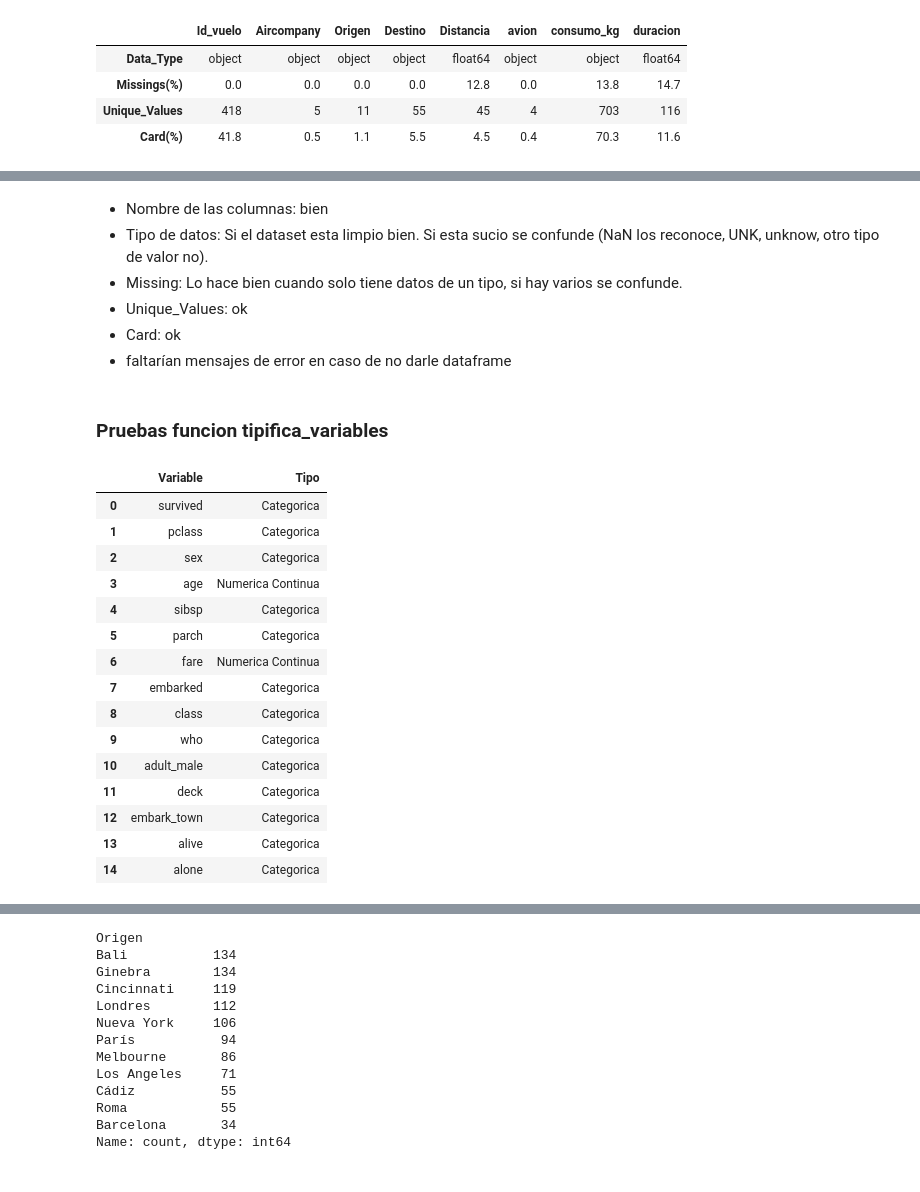
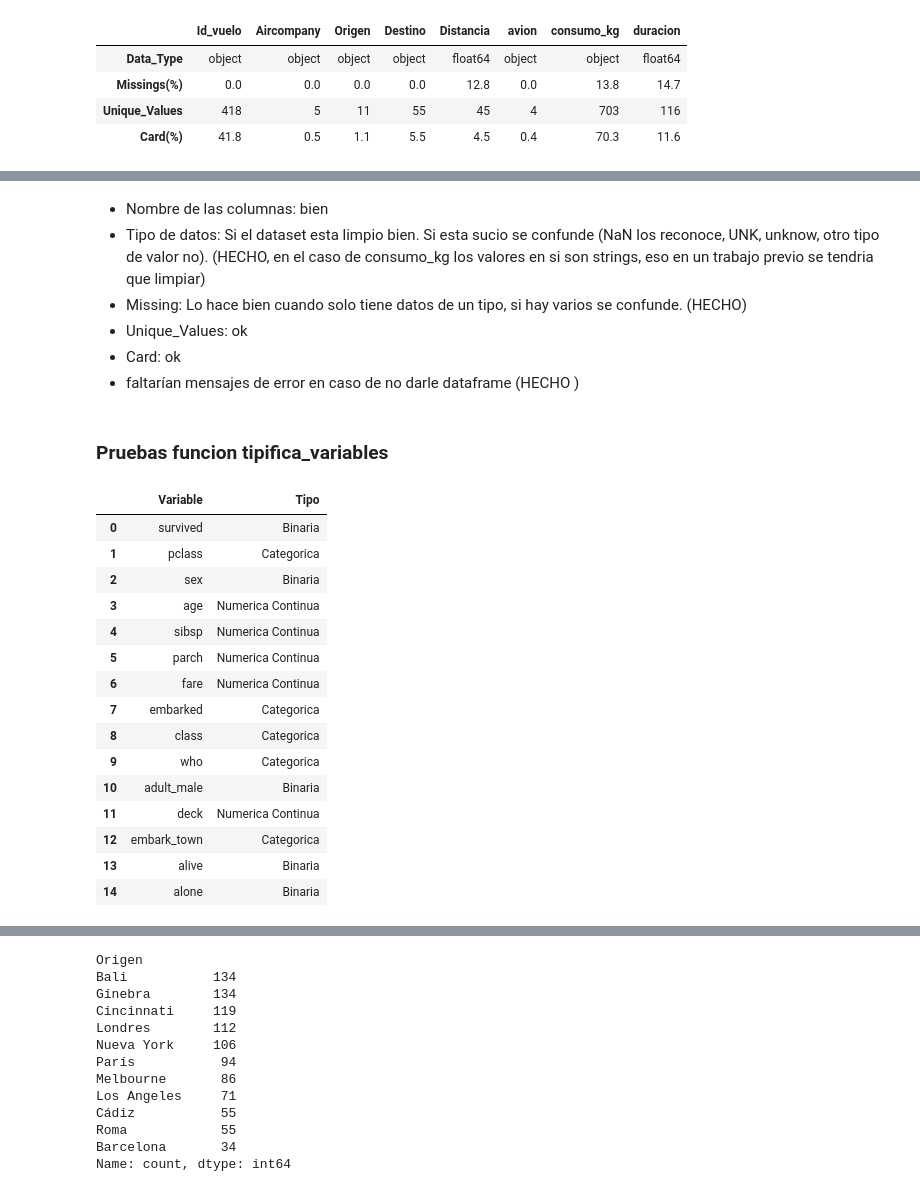
Before and after one commit to LucasZV/ONLINE_DS_THEBRIDGE_-LA_PINTA-, a Jupyter notebook: ML_ToolBox/Codigo_prueba.ipynb, the cells around one changed output, grey strips where cells are left out. Cells and saved outputs as stored; diff of their text form; code cells hidden in the pictures.

```diff
--- a/ML_ToolBox/Codigo_prueba.ipynb
+++ b/ML_ToolBox/Codigo_prueba.ipynb
@@ -182,33 +205,34 @@ tbox.describe_df(df4)
 # %% [markdown]
 * Nombre de las columnas: bien
-* Tipo de datos: Si el dataset esta limpio bien. Si esta sucio se confunde (NaN los reconoce, UNK, unknow, otro tipo de valor no).
-* Missing: Lo hace bien cuando solo tiene datos de un tipo, si hay varios se confunde.
+* Tipo de datos: Si el dataset esta limpio bien. Si esta sucio se confunde (NaN los reconoce, UNK, unknow, otro tipo de valor no). (HECHO, en el caso de consumo_kg los valores en si son strings, eso en un trabajo previo se tendria que limpiar)
+* Missing: Lo hace bien cuando solo tiene datos de un tipo, si hay varios se confunde. (HECHO)
 * Unique_Values: ok
 * Card: ok
-* faltarían mensajes de error en caso de no darle dataframe
+* faltarían mensajes de error en caso de no darle dataframe (HECHO
+)
 # %% [markdown]
 ### Pruebas funcion tipifica_variables
 # %%
 # No toma valores unicamente como enteros o float, les da igual, deberia salir mensaje
 
-tbox.tipifica_variables(df1,5.0,1)
+tbox.tipifica_variables(df1,5,1.0)
 # %% [output]
 |  | Variable | Tipo |
-| 0 | survived | Categorica |
+| 0 | survived | Binaria |
 | 1 | pclass | Categorica |
-| 2 | sex | Categorica |
+| 2 | sex | Binaria |
 | 3 | age | Numerica Continua |
-| 4 | sibsp | Categorica |
-| 5 | parch | Categorica |
+| 4 | sibsp | Numerica Continua |
+| 5 | parch | Numerica Continua |
 | 6 | fare | Numerica Continua |
 | 7 | embarked | Categorica |
 | 8 | class | Categorica |
 | 9 | who | Categorica |
-| 10 | adult_male | Categorica |
-| 11 | deck | Categorica |
+| 10 | adult_male | Binaria |
+| 11 | deck | Numerica Continua |
 | 12 | embark_town | Categorica |
-| 13 | alive | Categorica |
-| 14 | alone | Categorica |
+| 13 | alive | Binaria |
+| 14 | alone | Binaria |
 # %%
 tbox.tipifica_variables(df1,8,0.0)
 # %% [output]
```
Also changed, not shown: parts of 9 cells of this notebook, 1 other file.
